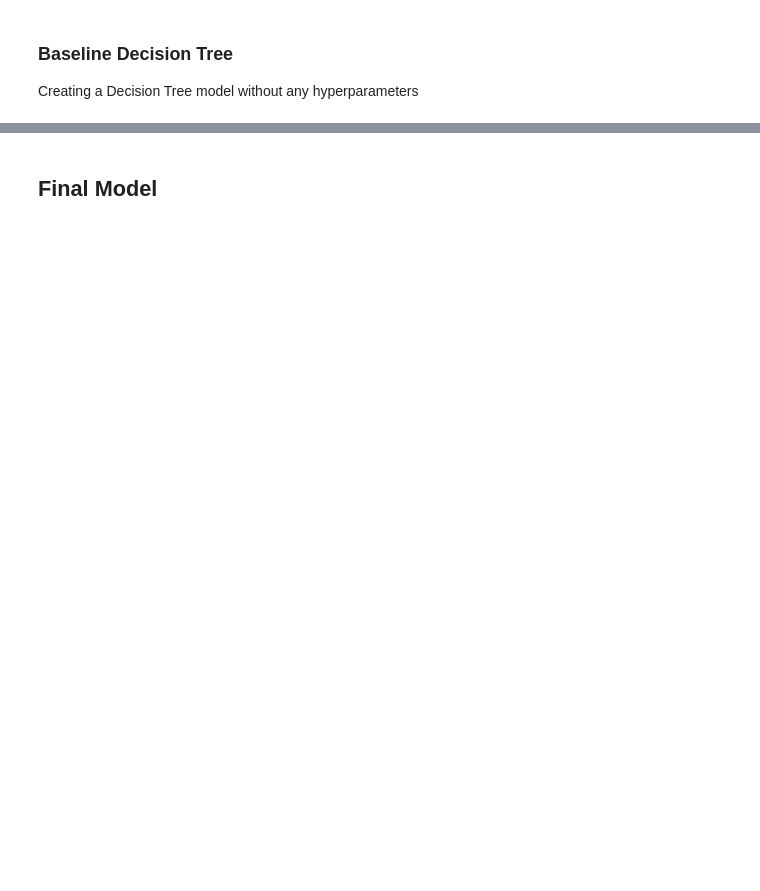
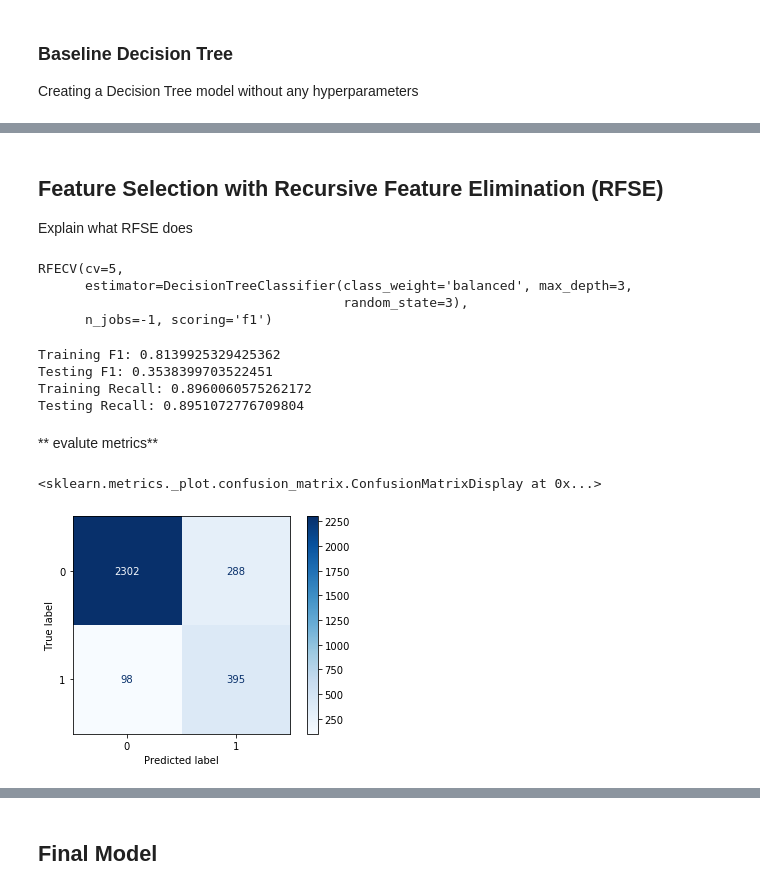
Before and after one commit to jefelito/ecommerce_purchases, a Jupyter notebook: final_model.ipynb, the cells around one changed output, grey strips where cells are left out. Drawn from its saved outputs; the diff is of its cells as text; code cells hidden in the pictures; blank space fills up the shorter version.

```diff
--- a/final_model.ipynb
+++ b/final_model.ipynb
@@ -168,0 +241,50 @@ X_test = scaler.transform(X_test)
+# %% [markdown]
+## Feature Selection with Recursive Feature Elimination (RFSE)
+Explain what RFSE does
+# %%
+# creating decision tree with max_depts=3
+selection_tree = DecisionTreeClassifier(random_state=3, criterion='gini', max_depth=3, class_weight='balanced')
+
+# predict the training set
+balanced_tree_y_pred_train = balanced_tree.predict(X_train)
+# predict for test set
+balanced_tree_y_pred_test = balanced_tree.predict(X_test)
+# %%
+# Create recursive feature eliminator that scores features by f1 score
+selector = RFECV(estimator=selection_tree, step=1, cv=5, scoring='f1', n_jobs=-1)
+
+# Fit recursive feature eliminator
+selector.fit(X_train, y_train)
+# %% [output]
+RFECV(cv=5,
+      estimator=DecisionTreeClassifier(class_weight='balanced', max_depth=3,
+                                       random_state=3),
+      n_jobs=-1, scoring='f1')
+# %%
+selected_rfe = X_train.columns[selector.support_]
+removed_rfe = X_train.columns[~selector.support_]
+# %%
+#instantiate a decision tree object
+selection_tree = DecisionTreeClassifier(random_state=3, criterion='gini', max_depth=6, class_weight='balanced')
+
+#fit the linear regression to the data
+selection_tree = selection_tree.fit(X_train[selected_rfe], y_train)
+
+y_rfe = selection_tree.predict(X_train[selected_rfe])
+trainRFE_f1 = np.sqrt(metrics.f1_score(y_train, y_rfe))
+print('Training F1:' , trainRFE_f1)
+
+y_pred_rfe = selection_tree.predict(X_test[selected_rfe])
+testRFE_f1 = np.sqrt(metrics.mean_squared_error(y_test, y_pred_rfe))
+print('Testing F1:' , testRFE_f1)
+
+# looking at recall
+trainRFE_recall = np.sqrt(metrics.recall_score(y_train, y_rfe))
+print('Training Recall:' , trainRFE_recall)
+testRFE_recall = np.sqrt(metrics.recall_score(y_test, y_pred_rfe))
+print('Testing Recall:' , testRFE_recall)
+# %% [output]
+Training F1: 0.8139925329425362
+Testing F1: 0.3538399703522451
+Training Recall: 0.8960060575262172
+Testing Recall: 0.8951072776709804
@@ -168,0 +296,7 @@ X_test = scaler.transform(X_test)
+# %% [markdown]
+** evalute metrics**
+# %%
+plot_confusion_matrix(selection_tree, X_test[selected_rfe], y_test, cmap=plt.cm.Blues)
+# %% [output]
+<sklearn.metrics._plot.confusion_matrix.ConfusionMatrixDisplay at 0x...>
+[figure, added]
```
Also changed, not shown: parts of 48 cells of this notebook, 3 other files.
